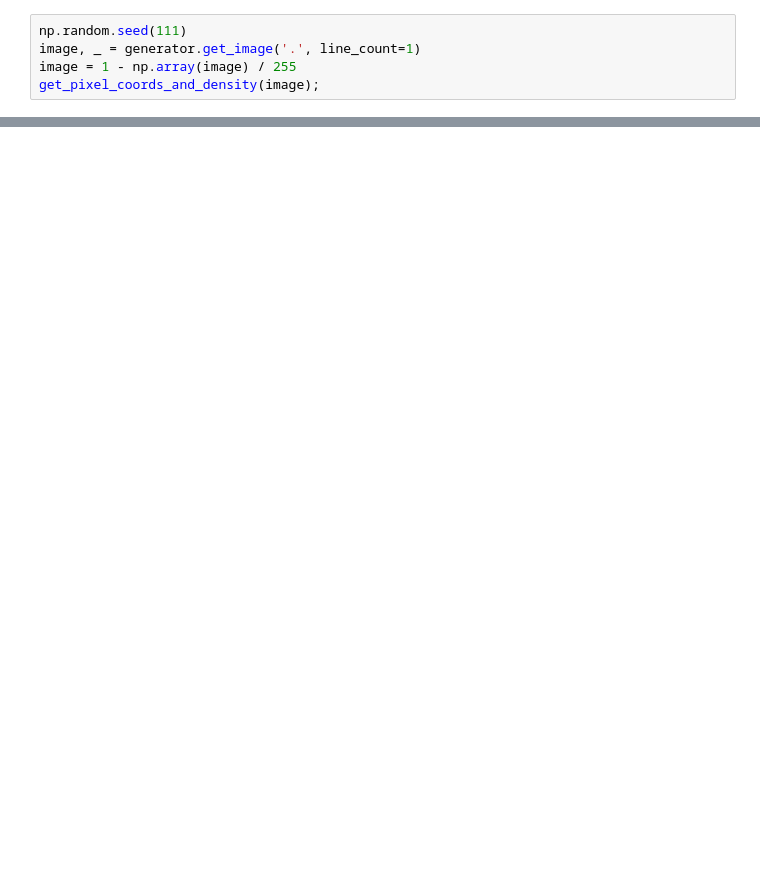
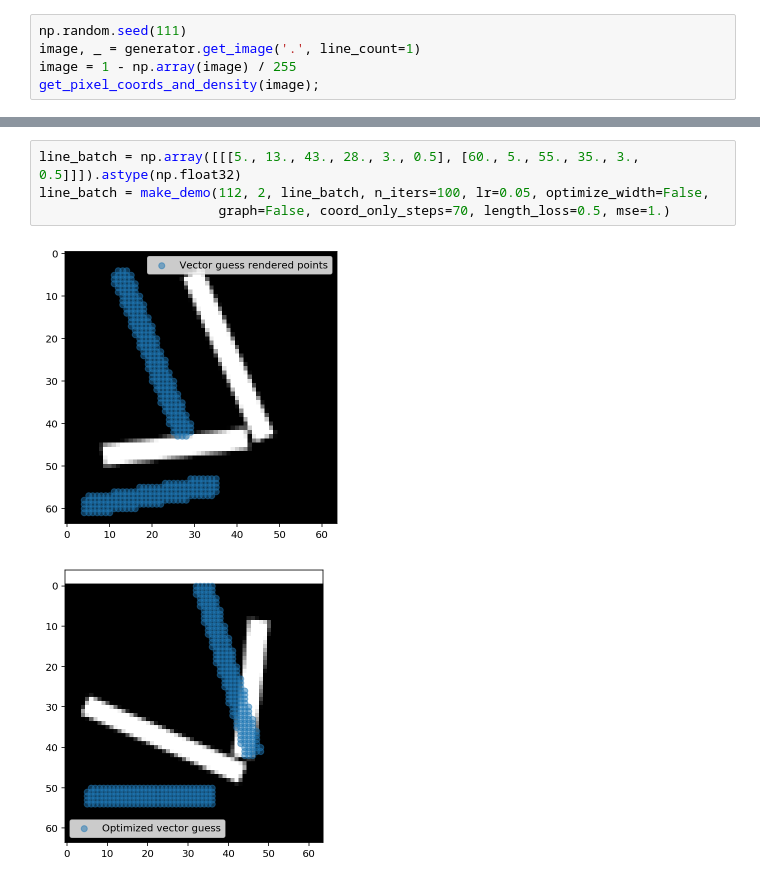
Before and after one commit to apnkv/optimization_vectorization, a Jupyter notebook: several_lines.ipynb, the cells around one changed output, grey strips where cells are left out. Cells and saved outputs as stored; diff of their text form; blank space fills up the shorter version.

```diff
--- a/several_lines.ipynb
+++ b/several_lines.ipynb
@@ -158,0 +185,7 @@ line_batch = make_demo(112, 1, line_batch, n_iters=150, lr=0.2, coord_only_steps
+# %%
+line_batch = np.array([[[5., 13., 43., 28., 3., 0.5], [60., 5., 55., 35., 3., 0.5]]]).astype(np.float32)
+line_batch = make_demo(112, 2, line_batch, n_iters=100, lr=0.05, optimize_width=False,
+                       graph=False, coord_only_steps=70, length_loss=0.5, mse=1.)
+# %% [output]
+[figure, added]
+[figure, added]
```
Also changed, not shown: parts of 5 cells of this notebook.
